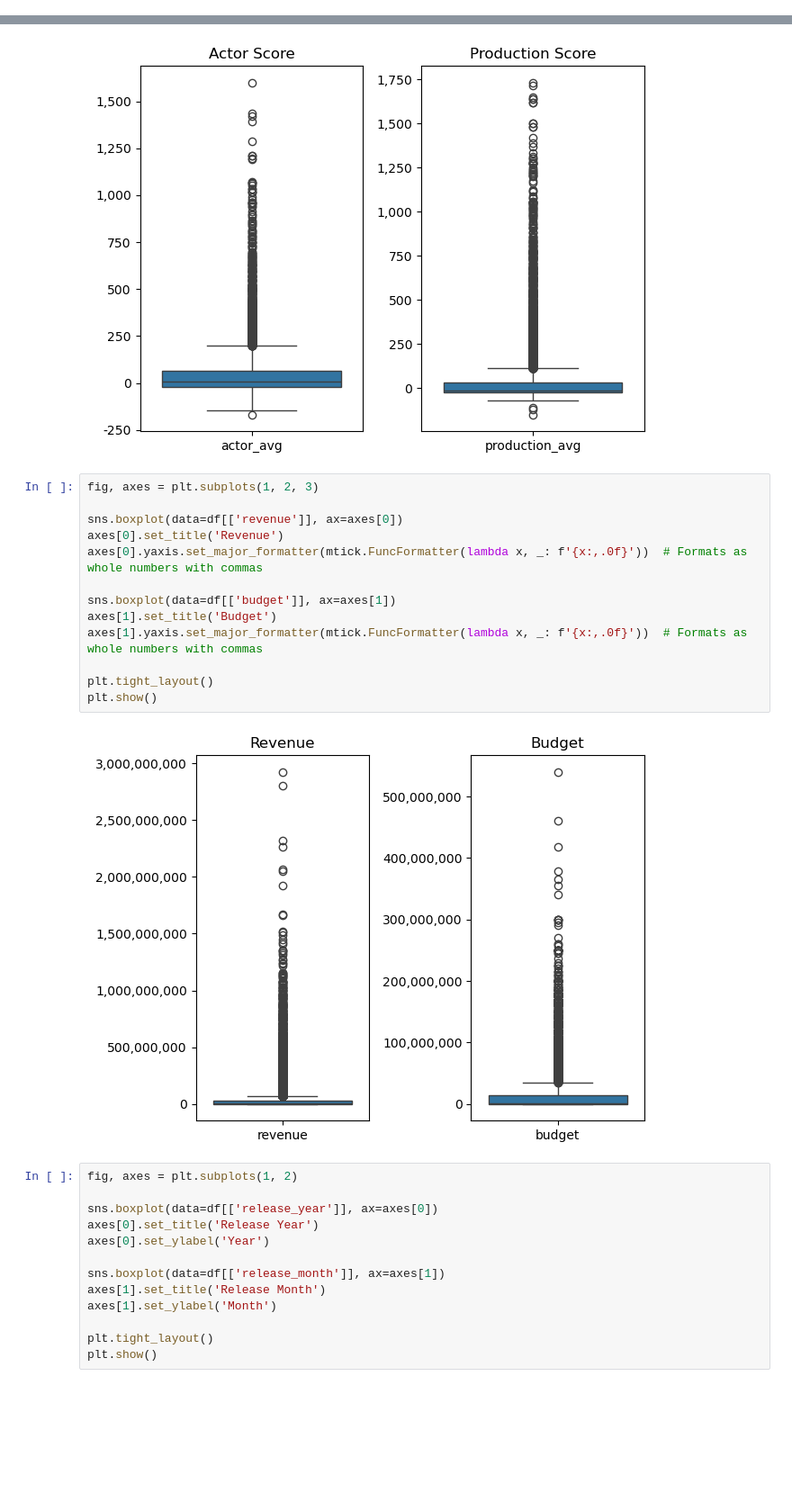
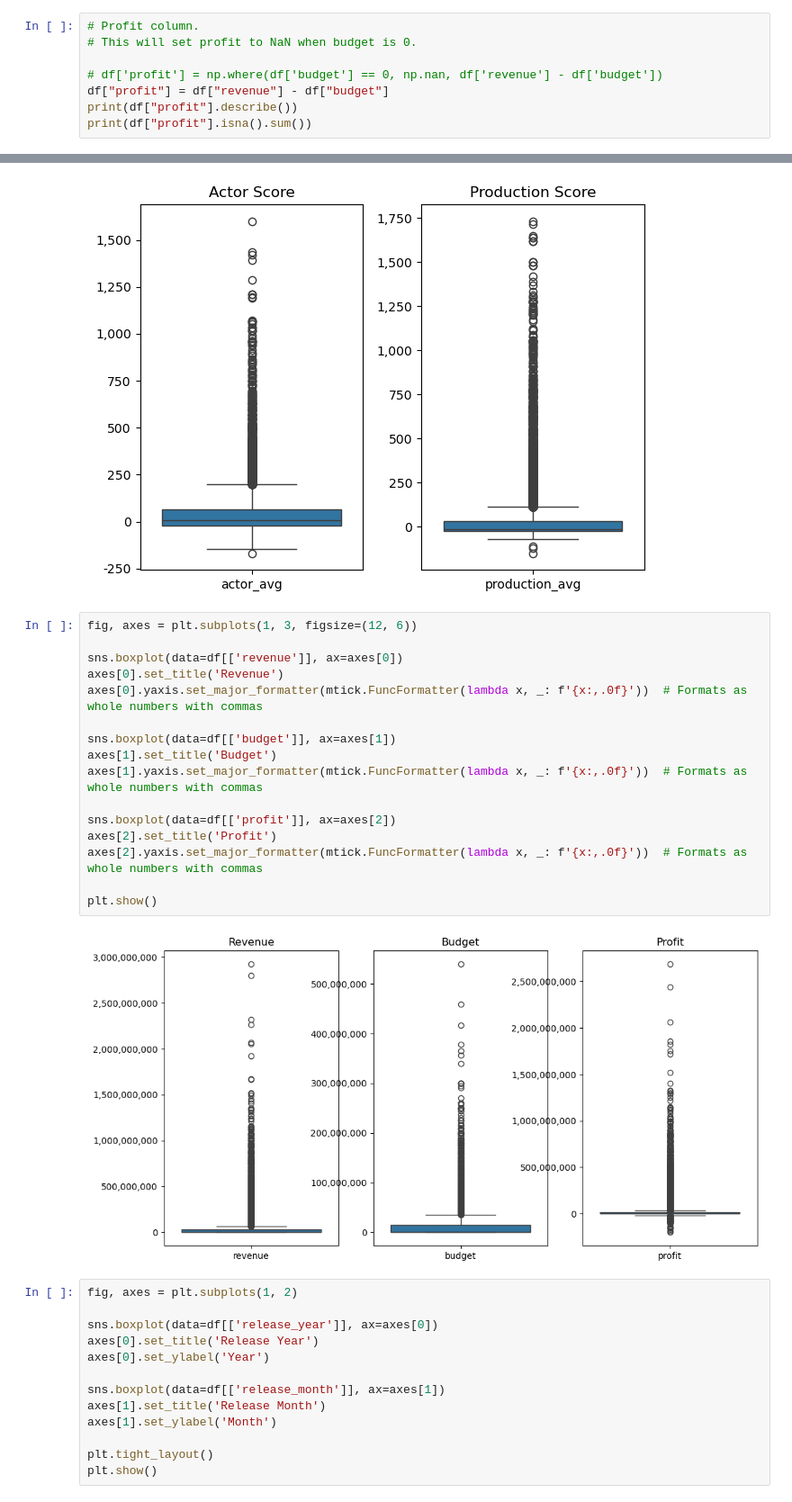
Before and after one commit to RHartung-ND/Data-Science-Project, a Jupyter notebook: analysis.ipynb, the cells around one changed output, grey strips where cells are left out. Shown at 90% size. Drawn from its saved outputs; the diff is of its cells as text; blank space fills up the shorter version.

Commit message:
worked on profit analysis

```diff
--- a/analysis.ipynb
+++ b/analysis.ipynb
@@ -61,3 +62,11 @@ print(df.columns.tolist())
  'Serbian', 'Serbo-Croatian', 'Shona', 'Sindhi', 'Sinhalese', 'Slovak', 'Slovenian', 'Somali', 'Sotho', 'Spanish', 'Sundanese', 'Swahili',
  'Swedish', 'Tagalog', 'Tahitian', 'Tajik', 'Tamil', 'Tatar', 'Telugu', 'Thai', 'Tibetan', 'Tonga', 'Tswana', 'Turkish', 'Uighur', 'Ukrainian',
  'Urdu', 'Vietnamese', 'Volapük', 'Welsh', 'Wolof', 'Xhosa', 'Yiddish', 'Yoruba', 'Zulu'
+# %%
+# Profit column.
+# This will set profit to NaN when budget is 0.
+
+# df['profit'] = np.where(df['budget'] == 0, np.nan, df['revenue'] - df['budget'])
+df["profit"] = df["revenue"] - df["budget"]
+print(df["profit"].describe())
+print(df["profit"].isna().sum())
@@ -124,20 +144,23 @@ plt.show()
 # %% [output]
 [figure]
 # %%
-fig, axes = plt.subplots(1, 2, 3)
+fig, axes = plt.subplots(1, 3, figsize=(12, 6))
 
 sns.boxplot(data=df[['revenue']], ax=axes[0])
 axes[0].set_title('Revenue')
 axes[0].yaxis.set_major_formatter(mtick.FuncFormatter(lambda x, _: f'{x:,.0f}'))  # Formats as whole numbers with commas
 
 sns.boxplot(data=df[['budget']], ax=axes[1])
 axes[1].set_title('Budget')
 axes[1].yaxis.set_major_formatter(mtick.FuncFormatter(lambda x, _: f'{x:,.0f}'))  # Formats as whole numbers with commas
 
-plt.tight_layout()
+sns.boxplot(data=df[['profit']], ax=axes[2])
+axes[2].set_title('Profit')
+axes[2].yaxis.set_major_formatter(mtick.FuncFormatter(lambda x, _: f'{x:,.0f}'))  # Formats as whole numbers with commas
+
 plt.show()
 # %% [output]
-[figure, old version]
+[figure, new version]
 # %%
 fig, axes = plt.subplots(1, 2)
 
```
Also changed, not shown: parts of 16 cells of this notebook.
